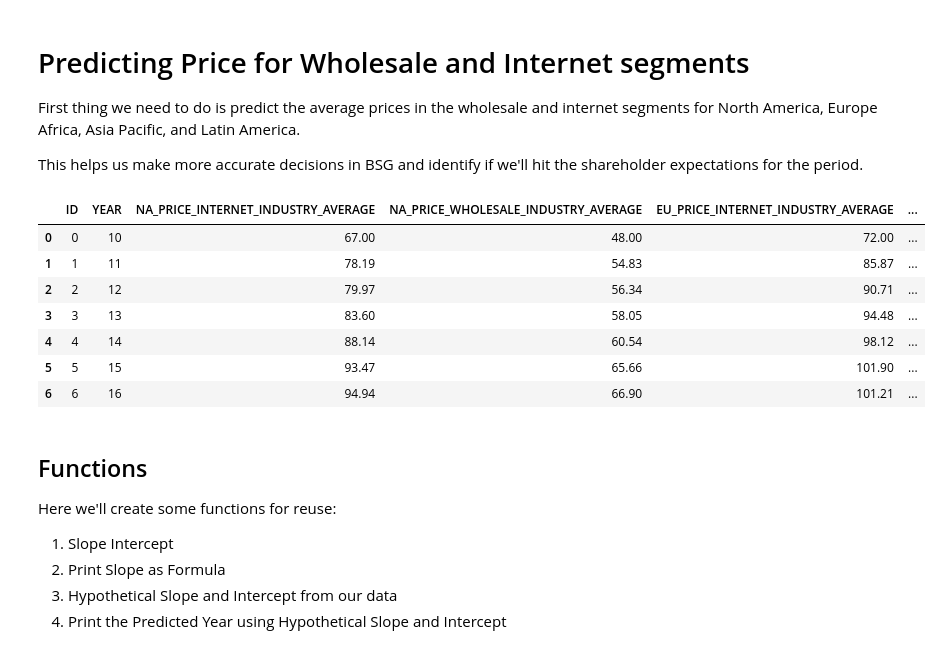
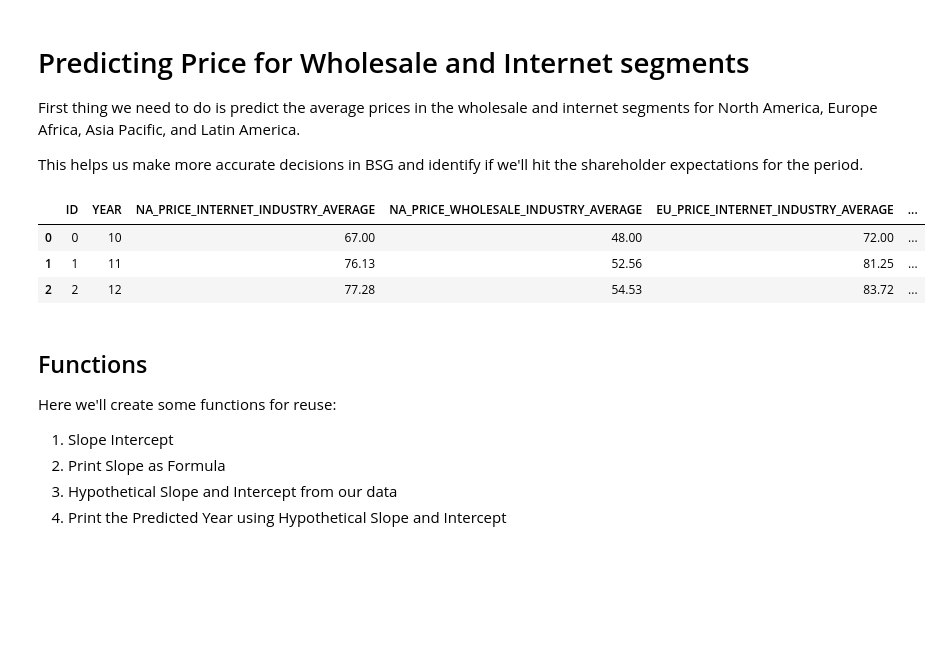
Before and after one commit to brienjl/BSG_Projections, a Jupyter notebook: Price_Predictions.ipynb, the cells around one changed output. Drawn from its saved outputs; the diff is of its cells as text; code cells hidden in the pictures; blank space fills up the shorter version.

```diff
--- a/Price_Predictions.ipynb
+++ b/Price_Predictions.ipynb
@@ -6,25 +6,21 @@ This helps us make more accurate decisions in BSG and identify if we'll hit the
 # %%
 #let's grab a few packages for stats
 import matplotlib.pyplot as plt
 import numpy as np
 import pandas as pd
 
 #Let's set some variables that we'll change each round
 #Change this year to the year being predicted (i.e. if you're predicting year 16, enter '16')
-predictionYear = 17
+predictionYear = 13
 
 #Load the dataset from our bsg_prices_actual - Sheet1.csv
 df = pd.read_csv('bsg_prices_actual - Sheet1.csv')
 df
 # %% [output]
 |  | ID | YEAR | NA_PRICE_INTERNET_INDUSTRY_AVERAGE | NA_PRICE_WHOLESALE_INDUSTRY_AVERAGE | EU_PRICE_INTERNET_INDUSTRY_AVERAGE | ... |
 | 0 | 0 | 10 | 67.00 | 48.00 | 72.00 | ... |
-| 1 | 1 | 11 | 78.19 | 54.83 | 85.87 | ... |
-| 2 | 2 | 12 | 79.97 | 56.34 | 90.71 | ... |
-| 3 | 3 | 13 | 83.60 | 58.05 | 94.48 | ... |
-| 4 | 4 | 14 | 88.14 | 60.54 | 98.12 | ... |
-| 5 | 5 | 15 | 93.47 | 65.66 | 101.90 | ... |
-| 6 | 6 | 16 | 94.94 | 66.90 | 101.21 | ... |
+| 1 | 1 | 11 | 76.13 | 52.56 | 81.25 | ... |
+| 2 | 2 | 12 | 77.28 | 54.53 | 83.72 | ... |
 # %% [markdown]
 ## Functions
 Here we'll create some functions for reuse:
```
Also changed, not shown: parts of 5 cells of this notebook.
